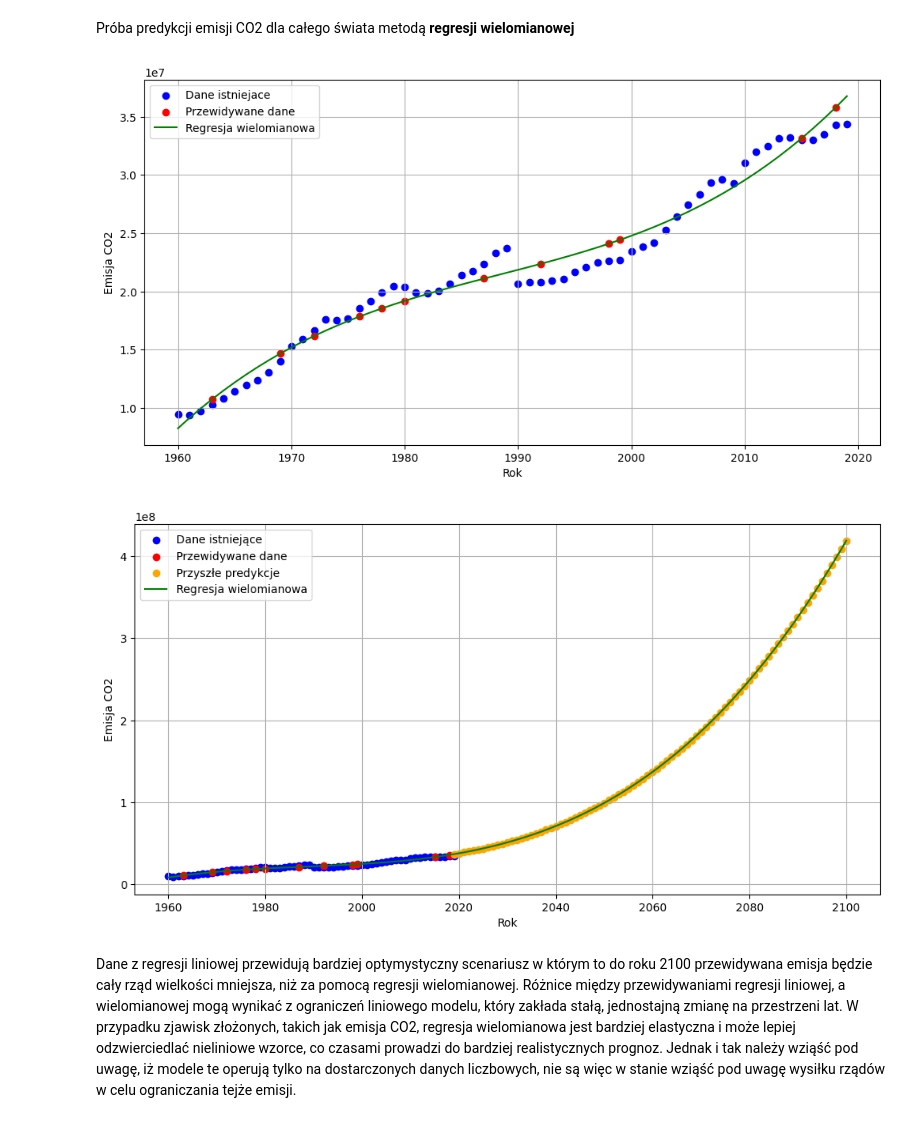
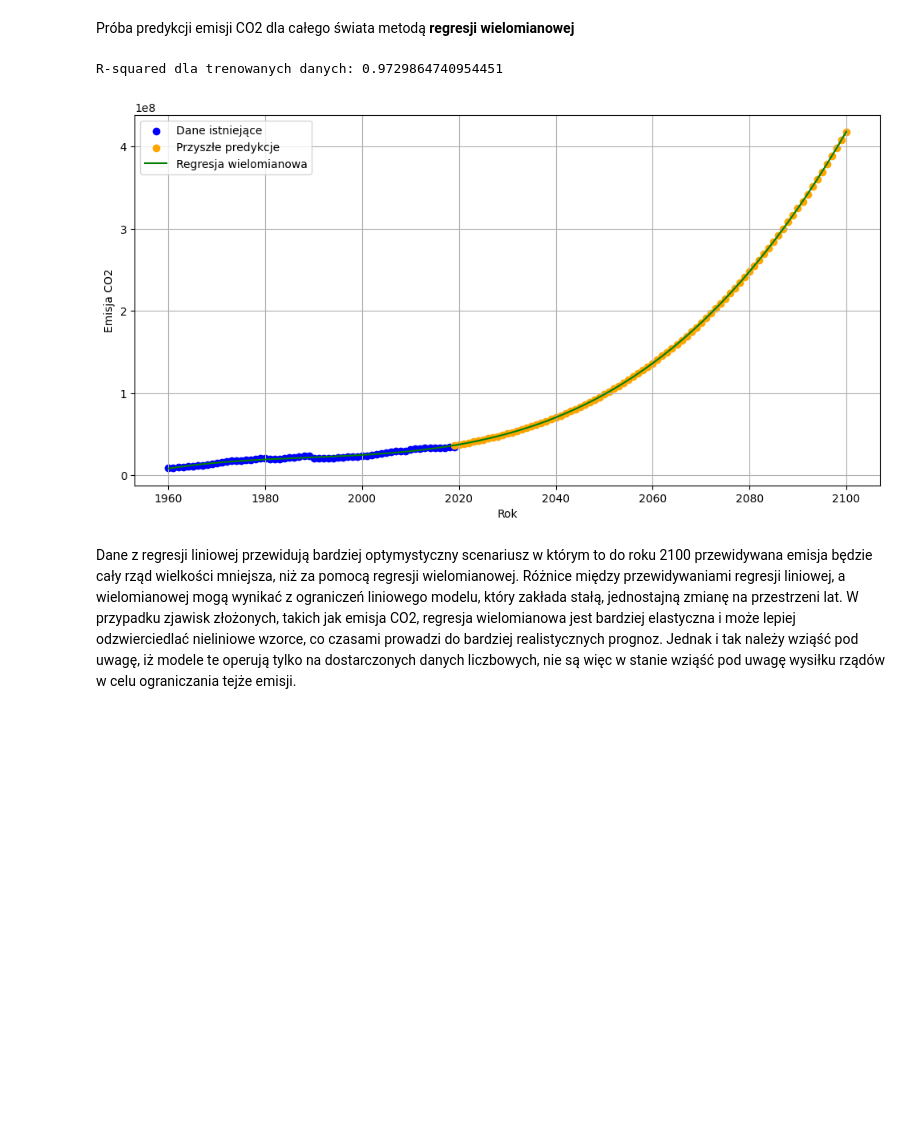
Before and after one commit to kuba172/analiza-zmian-klimatycznych-metodami-uczenia-maszynowego, a Jupyter notebook: Analiza zmian klimatu metodą uczenia maszynowego.ipynb, the cells around one changed output. Cells and saved outputs as stored; diff of their text form; code cells hidden in the pictures; blank space fills up the shorter version.

```diff
--- a/Analiza zmian klimatu metodą uczenia maszynowego.ipynb
+++ b/Analiza zmian klimatu metodą uczenia maszynowego.ipynb
@@ -148,51 +149,46 @@ Próba predykcji emisji CO2 dla całego świata metodą **regresji wielomianowej
 
 X = world_data[['year']]
 y = world_data['value'].values
 
-X_train, X_test, y_train, y_test = train_test_split(X, y, test_size=0.2)
-
 degree = 3
 
 poly_features = PolynomialFeatures(degree=degree)
-X_train_poly = poly_features.fit_transform(X_train)
-X_test_poly = poly_features.transform(X_test)
+X_poly = poly_features.fit_transform(X)
+
+
+X_train, X_test, y_train, y_test = train_test_split(X_poly, y, test_size=0.2)
 
 model = LinearRegression()
-model.fit(X_train_poly, y_train)
+model.fit(X_train, y_train)
 
-y_pred = model.predict(X_test_poly)
+
+y_pred_train = model.predict(X_train)
+
+
+r2_train = r2_score(y_train, y_pred_train)
+print(f"R-squared dla trenowanych danych: {r2_train}")
+
 
 future_years = [[year] for year in range(2019, 2101)]
 future_years_poly = poly_features.transform(future_years)
 future_emission = model.predict(future_years_poly)
 
-plt.figure(figsize=(12, 6))
-
-plt.scatter(X, y, color='blue', label='Dane istniejace')
-plt.scatter(X_test, y_pred, color='red', label='Przewidywane dane')
-plt.plot(X, model.predict(poly_features.transform(X)), color='green', label='Regresja wielomianowa')
-plt.xlabel('Rok')
-plt.ylabel('Emisja CO2')
-plt.grid(True)
-plt.legend()
-plt.show()
 
 X_range = np.concatenate((X, future_years), axis=0)
 X_range_poly = poly_features.transform(X_range)
 
 plt.figure(figsize=(12, 6))
 
 plt.scatter(X, y, color='blue', label='Dane istniejące')
-plt.scatter(X_test, y_pred, color='red', label='Przewidywane dane')
 plt.scatter(future_years, future_emission, color='orange', label='Przyszłe predykcje')
 plt.plot(X_range, model.predict(X_range_poly), color='green', label='Regresja wielomianowa')
 plt.xlabel('Rok')
 plt.ylabel('Emisja CO2')
 plt.grid(True)
 plt.legend()
 plt.show()
 # %% [output]
+R-squared dla trenowanych danych: 0.9729864740954451
-[figure, old version]
+[figure, new version]
-[figure, removed]
 # %% [markdown]
 Dane z regresji liniowej przewidują bardziej optymystyczny scenariusz w którym to do roku 2100 przewidywana emisja będzie cały rząd wielkości mniejsza, niż za pomocą regresji wielomianowej. Różnice między przewidywaniami regresji liniowej, a wielomianowej mogą wynikać z ograniczeń liniowego modelu, który zakłada stałą, jednostajną zmianę na przestrzeni lat. W przypadku zjawisk złożonych, takich jak emisja CO2, regresja wielomianowa jest bardziej elastyczna i może lepiej odzwierciedlać nieliniowe wzorce, co czasami prowadzi do bardziej realistycznych prognoz. Jednak i tak należy wziąść pod uwagę, iż modele te operują tylko na dostarczonych danych liczbowych, nie są więc w stanie wziąść pod uwagę wysiłku rządów w celu ograniczania tejże emisji.
```
Also changed, not shown: parts of 2 cells of this notebook.
